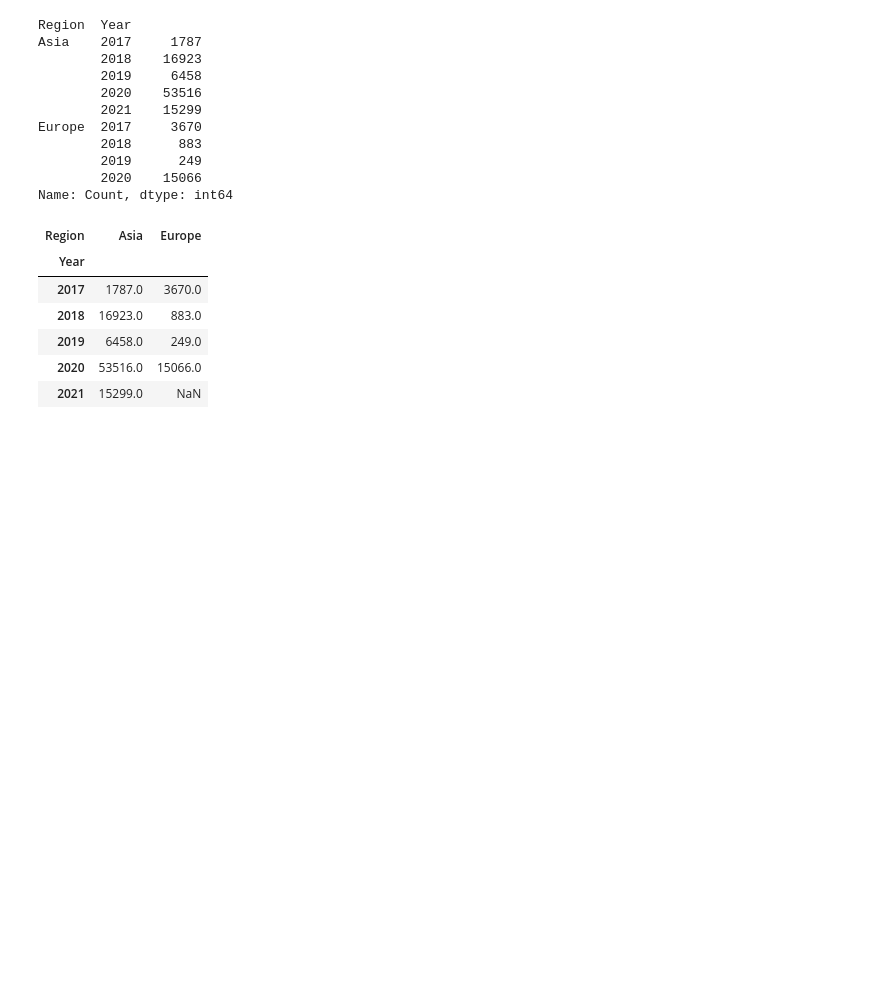
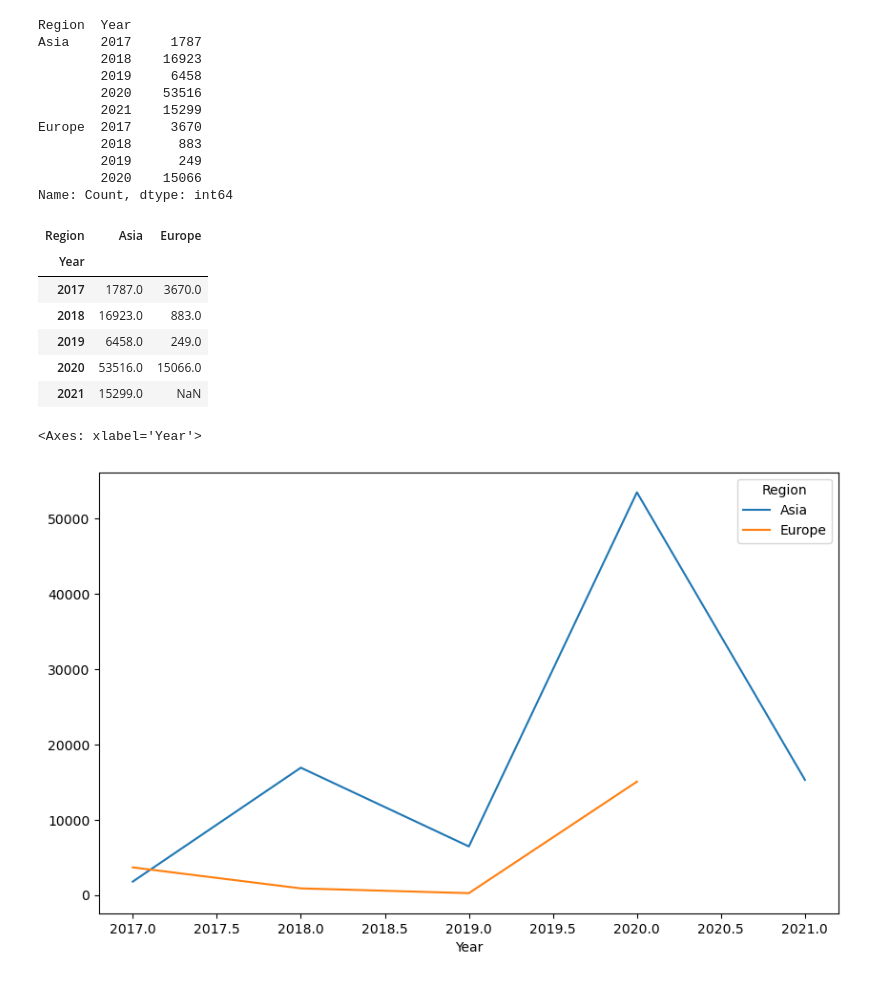
Before and after one commit to pernebay-arailym/Project_18_HOMICIDE_Analysis, a Jupyter notebook: homecide_project.ipynb, the cells around one changed output. Saved outputs shown, nothing was run; the diff lists cells and outputs as text; code cells hidden in the pictures; blank space fills up the shorter version.

Commit message:
plotted the line

```diff
--- a/homecide_project.ipynb
+++ b/homecide_project.ipynb
@@ -294,3 +294,8 @@ df_unstacked
 | 2019 | 6458.0 | 249.0 |
 | 2020 | 53516.0 | 15066.0 |
 | 2021 | 15299.0 | NaN |
+# %%
+df_unstacked.plot(kind='line', figsize=(10,6))
+# %% [output]
+<Axes: xlabel='Year'>
+[figure, added]
```
